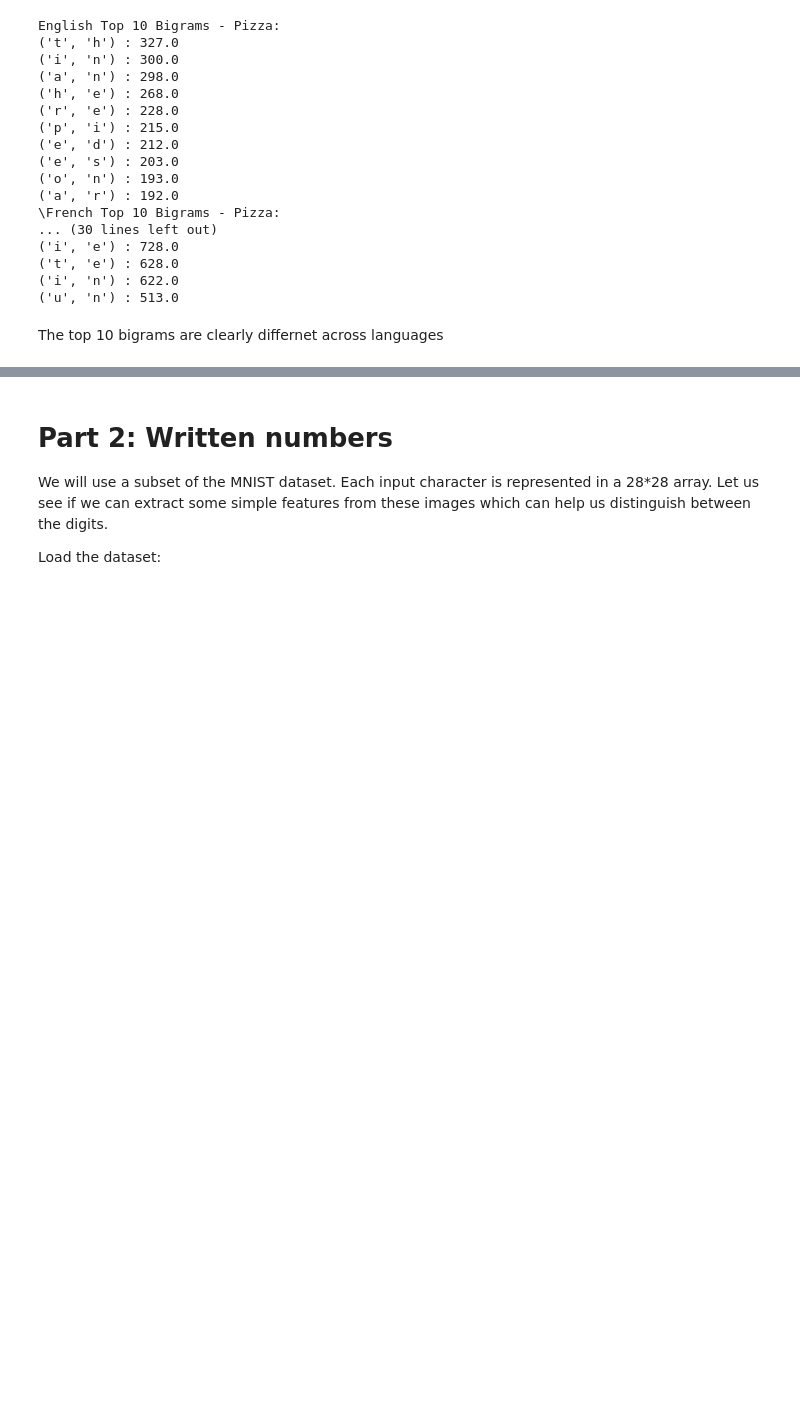
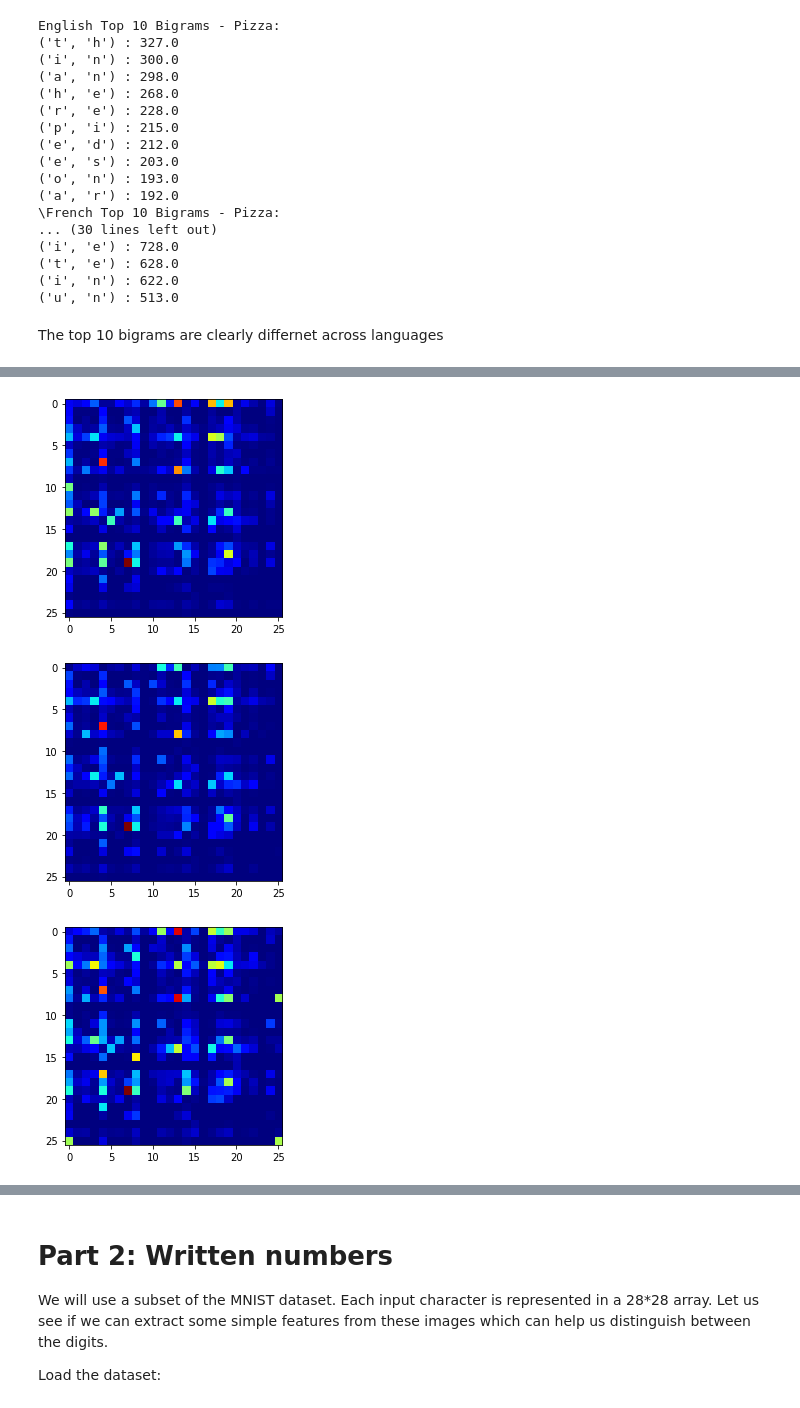
Before and after one commit to iamindhu/fmml2021, a Jupyter notebook: Lab/Lab1_Features.ipynb, the cells around one changed output, grey strips where cells are left out. Saved outputs shown, nothing was run; the diff lists cells and outputs as text; code cells hidden in the pictures; blank space fills up the shorter version.

```diff
--- a/Lab/Lab1_Features.ipynb
+++ b/Lab/Lab1_Features.ipynb
@@ -351,0 +397,11 @@ TypeError: ignored
+# %%
+bikar = plotbihistogram(bigram_kar)
+plt.show()
+bicri = plotbihistogram(bigram_cricket)
+plt.show()
+bipi = plotbihistogram(bigram_pizza)
+plt.show()
+# %% [output]
+[figure, added]
+[figure, added]
+[figure, added]
```
Also changed, not shown: parts of 29 cells of this notebook.
